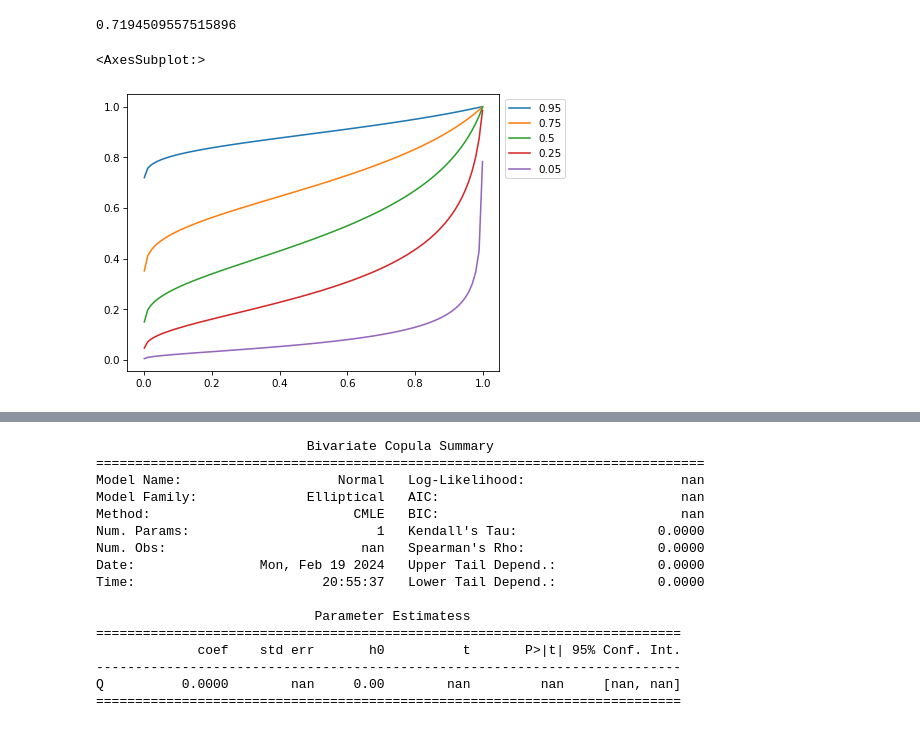
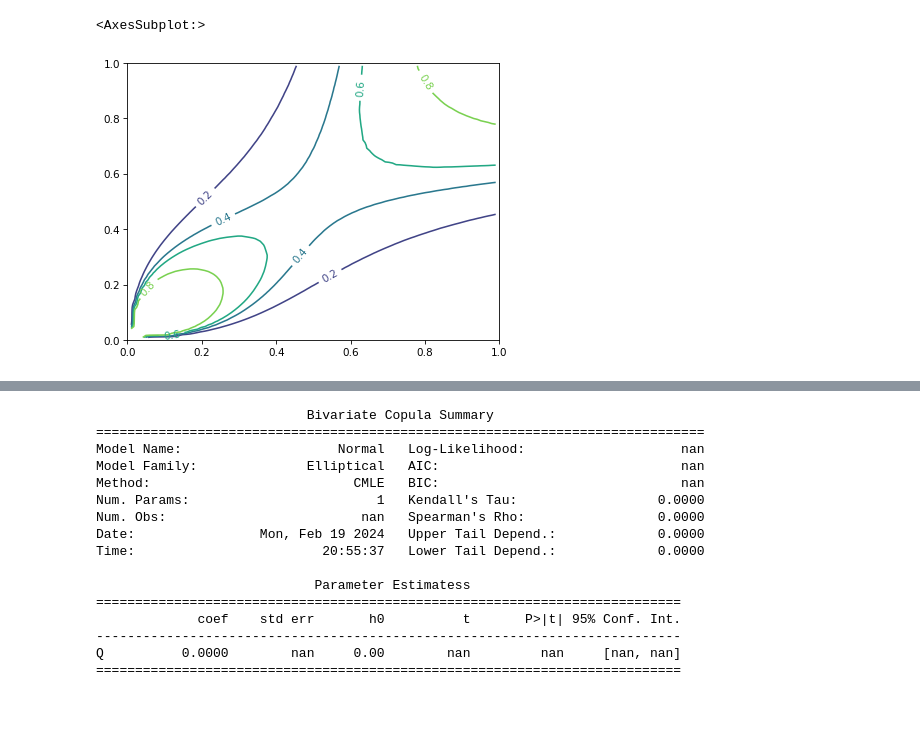
Before and after one commit to sorensenj50/Copula-Package, a Jupyter notebook: Notebook.ipynb, the cells around one changed output, grey strips where cells are left out. Saved outputs shown, nothing was run; the diff lists cells and outputs as text; code cells hidden in the pictures.

```diff
--- a/Notebook.ipynb
+++ b/Notebook.ipynb
@@ -102,9 +69,2 @@ plots.copula_contour(copula, cdf2)
-# %%
-copula._conditional_quantile(0.001, 0.95, 1.5)
-# %% [output]
-0.7194509557515896
-# %%
-plots.copula_quantile_curves(copula)
-# %% [output]
-<AxesSubplot:>
-[figure, removed]
+# %%
+u1, u2 = utils.get_u_grid(range_num = 100)
@@ -110,0 +74,5 @@ plots.copula_quantile_curves(copula)
+# %%
+plots.copula_contour(copula, pdf, range_num = 100)
+# %% [output]
+<AxesSubplot:>
+[figure, added]
```
Also changed, not shown: parts of 31 cells of this notebook, 2 other files.
